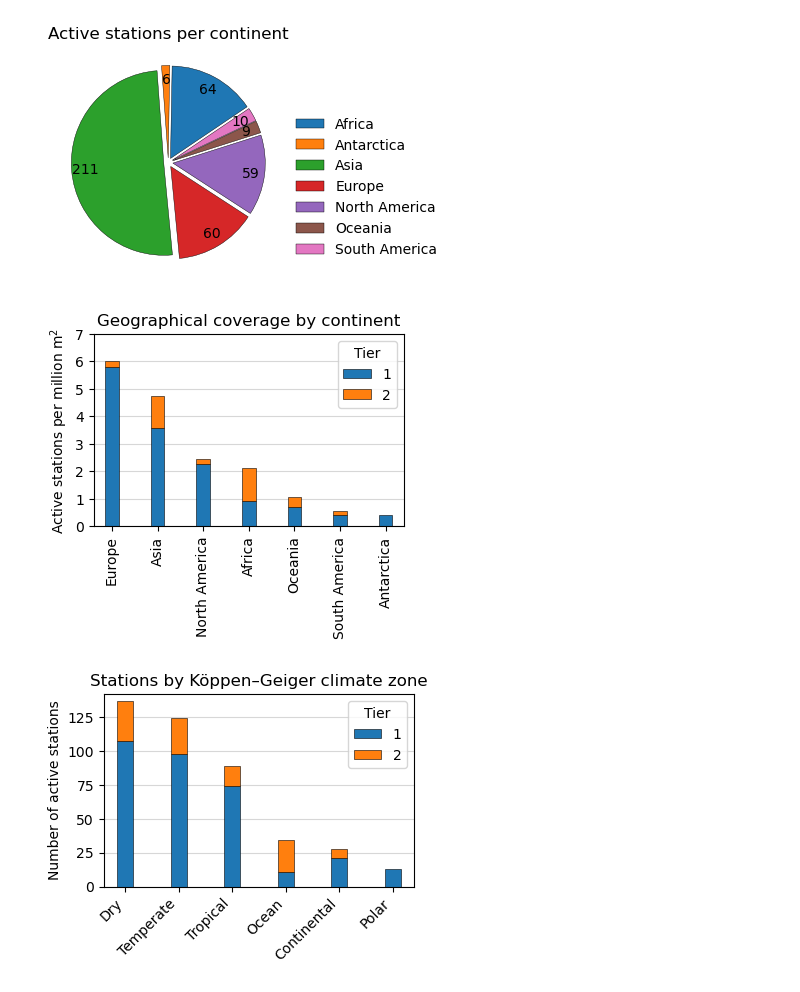
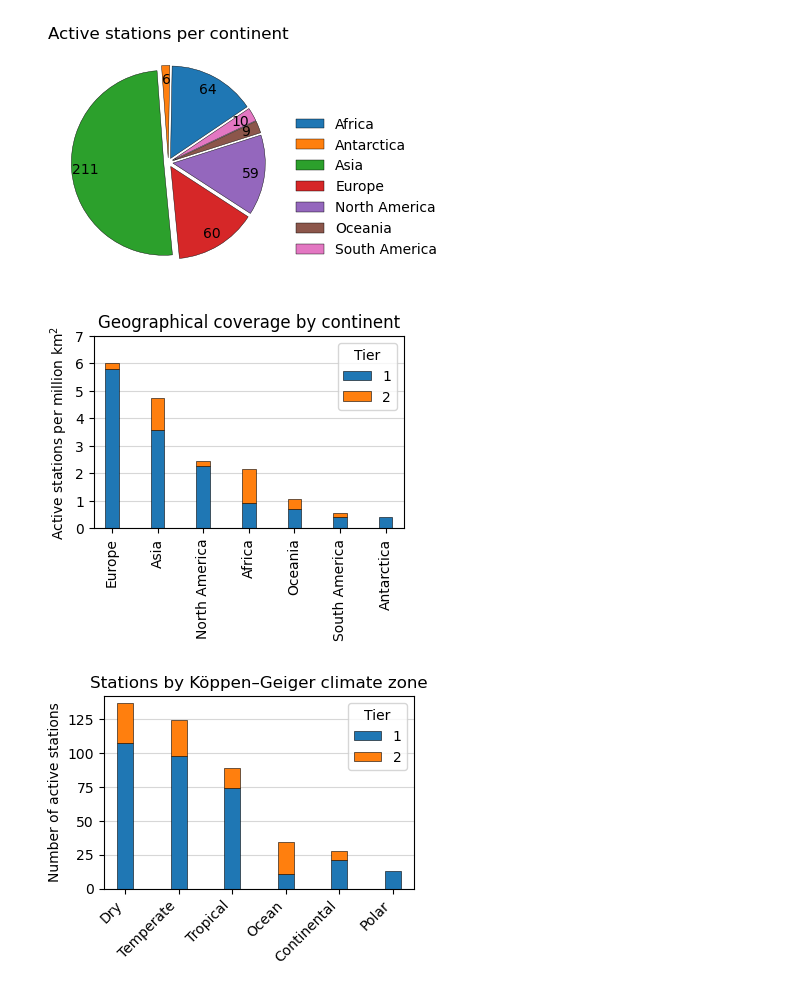
Before and after one commit to AssessingSolar/solarstations, a Jupyter notebook: docs/station_statistics.ipynb, the cells around one changed output. Saved outputs shown, nothing was run; the diff lists cells and outputs as text; code cells hidden in the pictures.

```diff
--- a/docs/station_statistics.ipynb
+++ b/docs/station_statistics.ipynb
@@ -355,14 +355,14 @@ station_per_km.drop(columns='sum', inplace=True)
 # %%
 fig, axes = plt.subplots(figsize=(4, 2.5))
 station_per_km.plot.bar(ax=axes, zorder=2, width=0.3, rot=90, stacked=True,
                         edgecolor='black', linewidth=0.4)
 axes.set_yticks(np.arange(0,station_per_km.iloc[0][1.0]+station_per_km.iloc[0][2.0]+1,1))
 axes.grid(alpha=0.5, which='both', axis='y', zorder=-1)
-axes.set_ylabel('Active stations per million m$^2$')
+axes.set_ylabel('Active stations per million km$^2$')
 axes.set_xlabel('')
 axes.set_title('Geographical coverage by continent');
 # %% [output]
-[figure, old version]
+[figure, new version]
 # %%
 # Stations per KG climate zone
 # Break down the station into Tier
```
